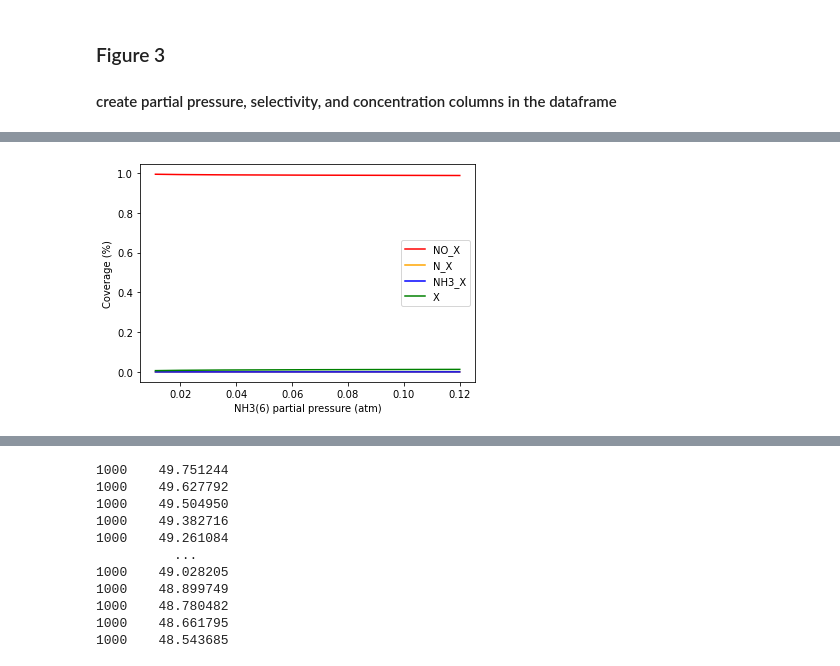
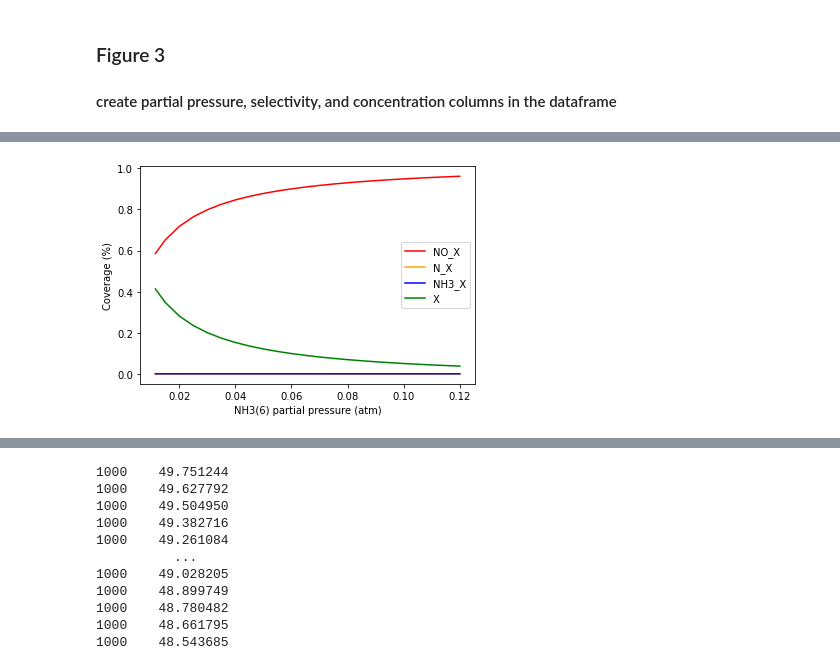
Before and after one commit to Tingchenlee/ammonia_analysis, a Jupyter notebook: Analyze_NH3.ipynb, the cells around one changed output, grey strips where cells are left out. Saved outputs shown, nothing was run; the diff lists cells and outputs as text; code cells hidden in the pictures.

```diff
--- a/Analyze_NH3.ipynb
+++ b/Analyze_NH3.ipynb
@@ -19,7 +19,7 @@ from rmgpy.data.base import Database
 # %%
 #Input file
 rmg_model_path = '../ammonia/'
-analysis_path = '../ammonia_analysis/NH3_results'
+analysis_path = '../ammonia_analysis/results/NH3_results'
 # %%
 #Git-python: checkout master branch
 import git
@@ -175,13 +214,13 @@ coverage_species_2 = ['NO_ads(27)', 'N_ads(64)', 'H3NX(29)', 'X(1)']
 # %%
-for commit in commit_list:
-    for i in conversion_species:
-        data_dict[commit]['NH3(6) conversion (%)'] = 100*(data_dict[commit]['X_nh3 initial'] - data_dict[commit][i])/data_dict[commit]['X_nh3 initial']
+# for commit in commit_list:
+#     for i in conversion_species:
+#         data_dict[commit]['NH3(6) conversion (%)'] = 100*(data_dict[commit]['X_nh3 initial'] - data_dict[commit][i])/data_dict[commit]['X_nh3 initial']
 
-    for i in selectivity_species:
-        data_dict[commit][f'{i} Selectivity (%)'] = 100*(data_dict[commit][i])/(data_dict[commit]['X_nh3 initial'] - data_dict[commit]['NH3(6)'])
+#     for i in selectivity_species:
+#         data_dict[commit][f'{i} Selectivity (%)'] = 100*(data_dict[commit][i])/(data_dict[commit]['X_nh3 initial'] - data_dict[commit]['NH3(6)'])
 
-    for i in coverage_species_1:
-        data_dict[commit][f'{i} Coverage'] = (data_dict[commit][i])/(data_dict[commit]['OX(10)'] + data_dict[commit]['HOX(13)']+ data_dict[commit]['X(1)'])
+#     for i in coverage_species_1:
+#         data_dict[commit][f'{i} Coverage'] = (data_dict[commit][i])/(data_dict[commit]['OX(10)'] + data_dict[commit]['HOX(13)']+ data_dict[commit]['X(1)'])
 
-    for i in coverage_species_2:
-        data_dict[commit][f'{i} Coverage'] = (data_dict[commit][i])/(data_dict[commit]['NO_ads(27)'] + data_dict[commit]['N_ads(64)']+ data_dict[commit]['H3NX(29)']+ data_dict[commit]['X(1)'])
+#     for i in coverage_species_2:
+#         data_dict[commit][f'{i} Coverage'] = (data_dict[commit][i])/(data_dict[commit]['NO_ads(27)'] + data_dict[commit]['N_ads(64)']+ data_dict[commit]['H3NX(29)']+ data_dict[commit]['X(1)'])
@@ -234,17 +330,39 @@ plt.show()
 # %%
+# ax1 = data_dict[commit].plot.scatter(x='X_nh3 initial',y='NO_X(14) Coverage',
+#                                      label='NO_X',color="r")
+# ax2 = data_dict[commit].plot.scatter(x='X_nh3 initial',y='N_X(13) Coverage',
+#                                      label='N_X',color='orange', ax=ax1)
+# ax3 = data_dict[commit].plot.scatter(x='X_nh3 initial',y='NH3_X(8) Coverage',
+#                                      label='NH3_X',color='b', ax=ax1)
+# ax4 = data_dict[commit].plot.scatter(x='X_nh3 initial',y='X(1) Coverage',
+#                                      label='X',color='g', ax=ax1)
+# ax1.set_xlabel("NH3(6) partial pressure (atm)")
+# ax1.set_ylabel("Coverage (%)")
+# plt.show()
+# ax1 = data_dict[commit].plot(x='X_nh3 initial',y='NO_X(14) Coverage',
+#                                      label='NO_X',color="r")
+# ax2 = data_dict[commit].plot(x='X_nh3 initial',y='N_X(13) Coverage',
+#                                      label='N_X',color='orange', ax=ax1)
+# ax3 = data_dict[commit].plot(x='X_nh3 initial',y='NH3_X(8) Coverage',
+#                                      label='NH3_X',color='b', ax=ax1)
+# ax4 = data_dict[commit].plot(x='X_nh3 initial',y='X Coverage',
+#                                      label='X',color='g', ax=ax1)
+# ax1.set_xlabel("NH3(6) partial pressure (atm)")
+# ax1.set_ylabel("Coverage")
+# plt.show()
 ax1 = data_dict[commit].plot(x='X_nh3 initial',y='NO_ads(27) Coverage',
                                      label='NO_X',color="r")
-ax2 = data_dict[commit].plot(x='X_nh3 initial',y='N_ads(64) Coverage',
+ax2 = data_dict[commit].plot(x='X_nh3 initial',y='N_ads(72) Coverage',
                                      label='N_X',color='orange', ax=ax1)
 ax3 = data_dict[commit].plot(x='X_nh3 initial',y='H3NX(29) Coverage',
                                      label='NH3_X',color='b', ax=ax1)
-ax4 = data_dict[commit].plot(x='X_nh3 initial',y='X(1) Coverage',
+ax4 = data_dict[commit].plot(x='X_nh3 initial',y='X Coverage',
                                      label='X',color='g', ax=ax1)
 ax1.set_xlabel("NH3(6) partial pressure (atm)")
 ax1.set_ylabel("Coverage (%)")
 plt.show()
 # %% [output]
-[figure, old version]
+[figure, new version]
 # %%
 for commit in commit_list:
     data_dict[commit][f'NH3(6) partial pressure (atm)'] =  data_dict[commit]['X_nh3 initial']*data_dict[commit]['P (Pa)']/101325
```
Also changed, not shown: parts of 19 cells of this notebook, 11 other files.
